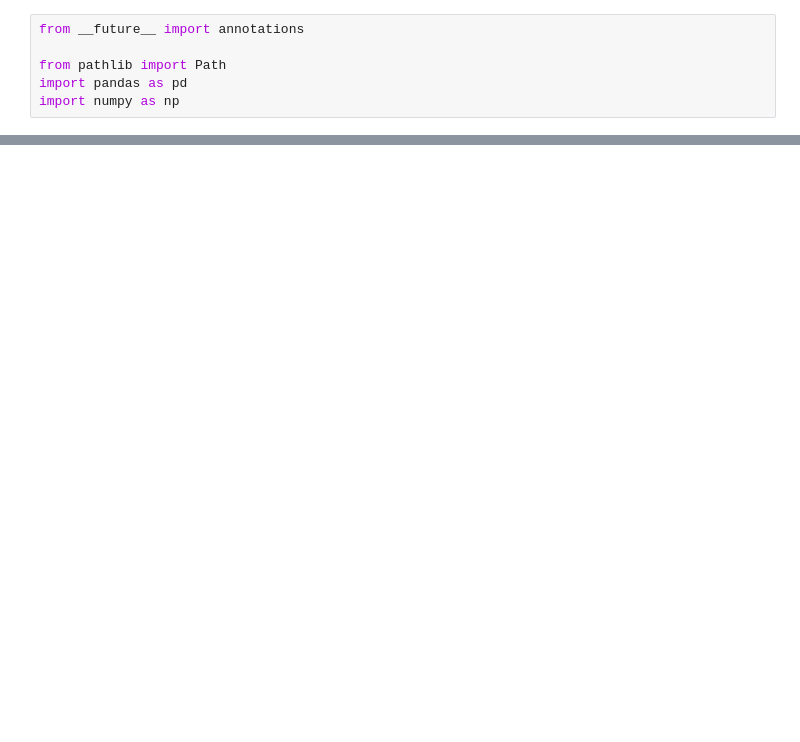
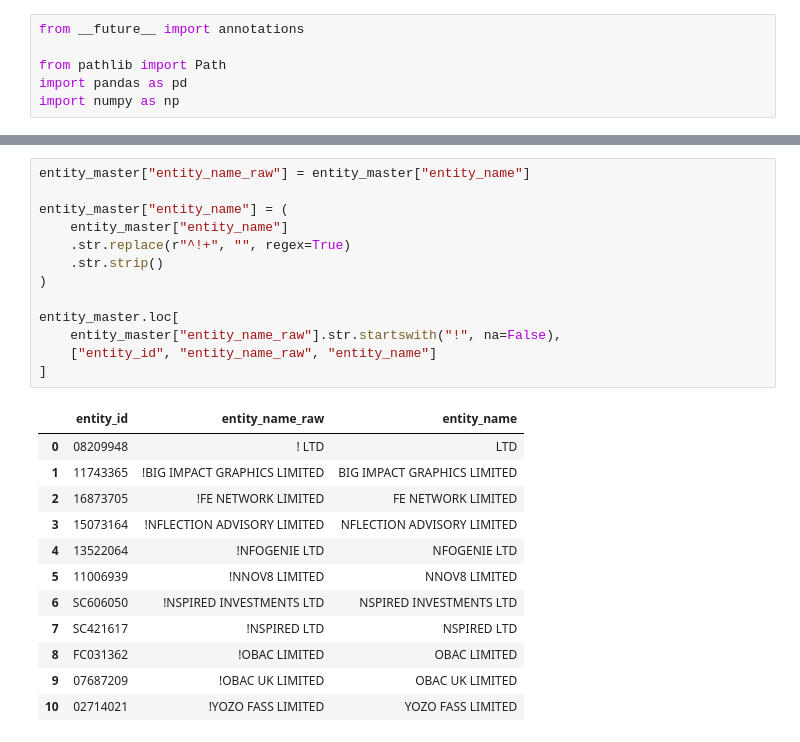
Before and after one commit to ZoeLing0818/UCL-Data-Engineering-Individual-Assignment, a Jupyter notebook: 01_entity_master_build.ipynb, the cells around one changed output, grey strips where cells are left out. Drawn from its saved outputs; the diff is of its cells as text; blank space fills up the shorter version.

```diff
--- a/01_entity_master_build.ipynb
+++ b/01_entity_master_build.ipynb
@@ -80,0 +197,26 @@ print("Missing expected columns:", missing_expected)
+# %%
+entity_master["entity_name_raw"] = entity_master["entity_name"]
+
+entity_master["entity_name"] = (
+    entity_master["entity_name"]
+    .str.replace(r"^!+", "", regex=True)
+    .str.strip()
+)
+
+entity_master.loc[
+    entity_master["entity_name_raw"].str.startswith("!", na=False),
+    ["entity_id", "entity_name_raw", "entity_name"]
+]
+# %% [output]
+|  | entity_id | entity_name_raw | entity_name |
+| 0 | 08209948 | ! LTD | LTD |
+| 1 | 11743365 | !BIG IMPACT GRAPHICS LIMITED | BIG IMPACT GRAPHICS LIMITED |
+| 2 | 16873705 | !FE NETWORK LIMITED | FE NETWORK LIMITED |
+| 3 | 15073164 | !NFLECTION ADVISORY LIMITED | NFLECTION ADVISORY LIMITED |
+| 4 | 13522064 | !NFOGENIE LTD | NFOGENIE LTD |
+| 5 | 11006939 | !NNOV8 LIMITED | NNOV8 LIMITED |
+| 6 | SC606050 | !NSPIRED INVESTMENTS LTD | NSPIRED INVESTMENTS LTD |
+| 7 | SC421617 | !NSPIRED LTD | NSPIRED LTD |
+| 8 | FC031362 | !OBAC LIMITED | OBAC LIMITED |
+| 9 | 07687209 | !OBAC UK LIMITED | OBAC UK LIMITED |
+| 10 | 02714021 | !YOZO FASS LIMITED | YOZO FASS LIMITED |
```
Also changed, not shown: parts of 28 cells of this notebook.
